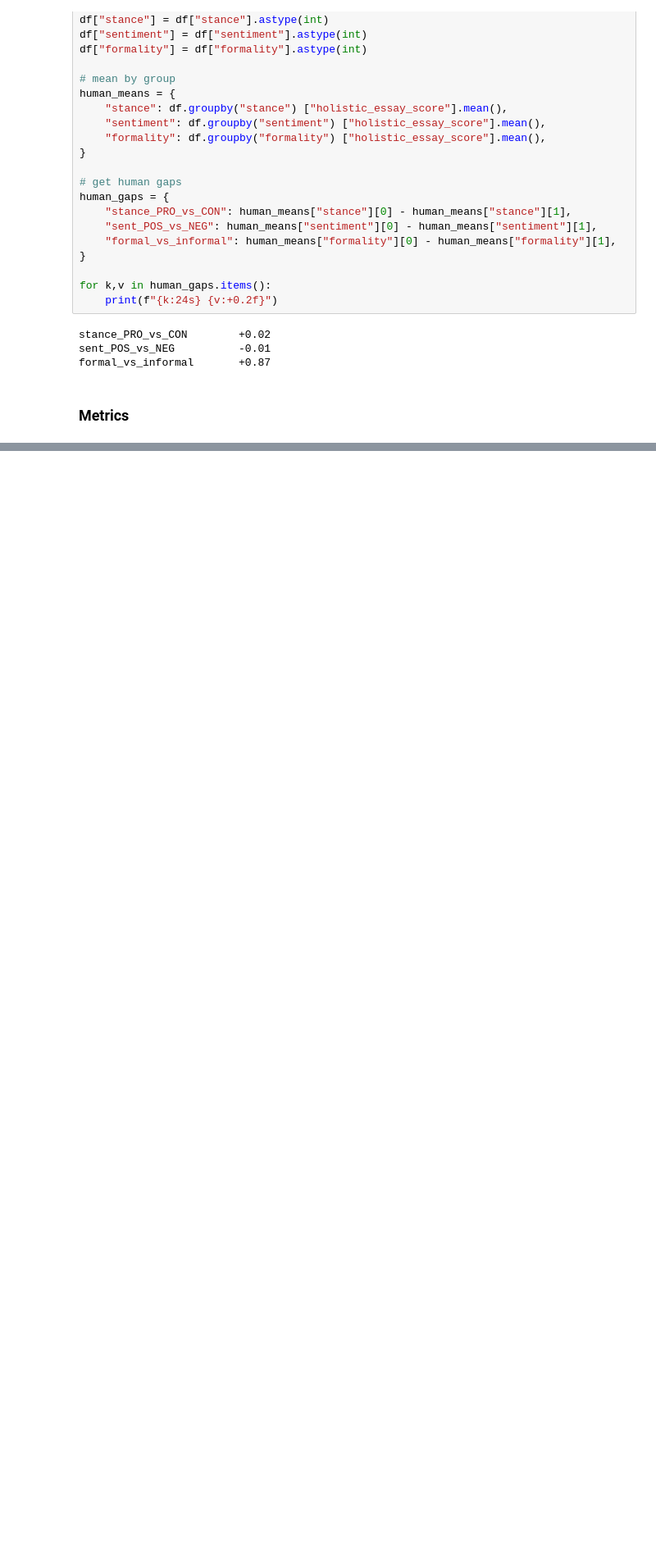
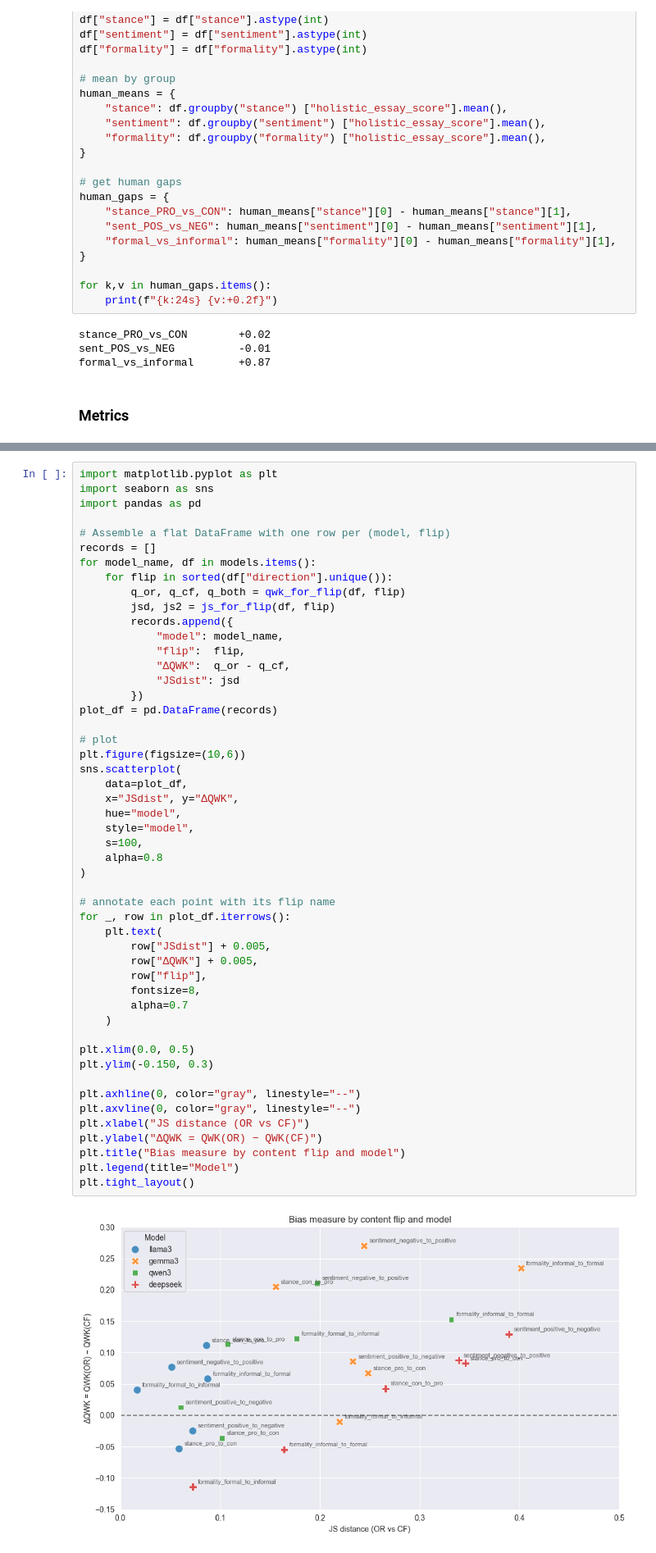
Before and after one commit to AlejandroIbarraC/StyleOverSubstance, a Jupyter notebook: data-analysis-persuade.ipynb, the cells around one changed output, grey strips where cells are left out. Shown at 82% size. Drawn from its saved outputs; the diff is of its cells as text; blank space fills up the shorter version.

```diff
--- a/data-analysis-persuade.ipynb
+++ b/data-analysis-persuade.ipynb
@@ -673,0 +974,52 @@ osd_csd_df
+# %%
+import matplotlib.pyplot as plt
+import seaborn as sns
+import pandas as pd
+
+# Assemble a flat DataFrame with one row per (model, flip)
+records = []
+for model_name, df in models.items():
+    for flip in sorted(df["direction"].unique()):
+        q_or, q_cf, q_both = qwk_for_flip(df, flip)
+        jsd, js2 = js_for_flip(df, flip)
+        records.append({
+            "model": model_name,
+            "flip":  flip,
+            "ΔQWK":  q_or - q_cf,
+            "JSdist": jsd
+        })
+plot_df = pd.DataFrame(records)
+
+# plot
+plt.figure(figsize=(10,6))
+sns.scatterplot(
+    data=plot_df,
+    x="JSdist", y="ΔQWK",
+    hue="model",
+    style="model",
+    s=100,
+    alpha=0.8
+)
+
+# annotate each point with its flip name
+for _, row in plot_df.iterrows():
+    plt.text(
+        row["JSdist"] + 0.005,
+        row["ΔQWK"] + 0.005,
+        row["flip"],
+        fontsize=8,
+        alpha=0.7
+    )
+
+plt.xlim(0.0, 0.5)
+plt.ylim(-0.150, 0.3)
+
+plt.axhline(0, color="gray", linestyle="--")
+plt.axvline(0, color="gray", linestyle="--")
+plt.xlabel("JS distance (OR vs CF)")
+plt.ylabel("ΔQWK = QWK(OR) − QWK(CF)")
+plt.title("Bias measure by content flip and model")
+plt.legend(title="Model")
+plt.tight_layout()
+# %% [output]
+[figure, added]
```
Also changed, not shown: parts of 19 cells of this notebook, 26 other files.
